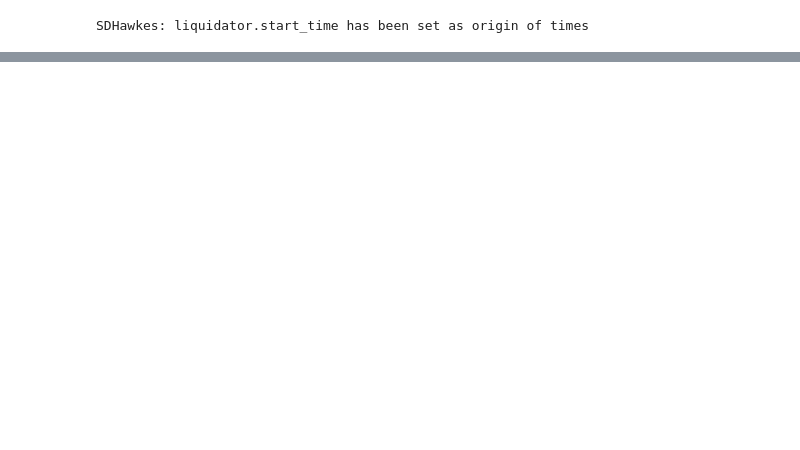
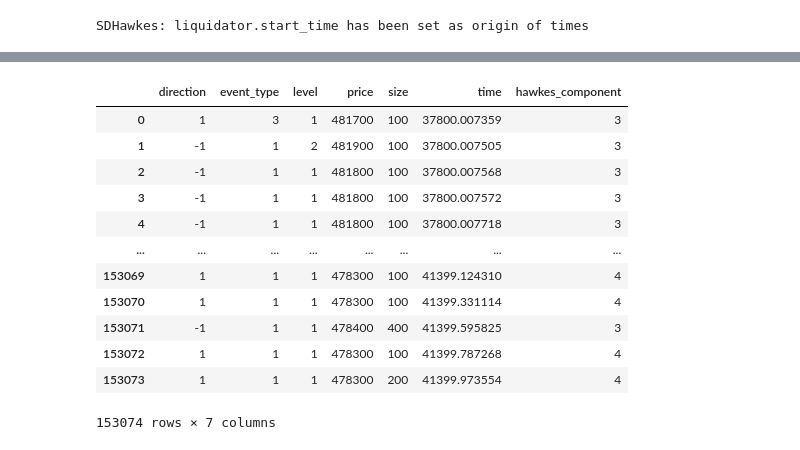
Before and after one commit to claudio-ICL/pipest, a Jupyter notebook: pipest/presentation_notebook.ipynb, the cells around one changed output, grey strips where cells are left out. Drawn from its saved outputs; the diff is of its cells as text; code cells hidden in the pictures; blank space fills up the shorter version.

```diff
--- a/pipest/presentation_notebook.ipynb
+++ b/pipest/presentation_notebook.ipynb
@@ -208,0 +308,16 @@ model.plot_events_and_states(t_0=-5.5,t_1=65.0, first_event_index=0)
+# %%
+data.messagefile
+# %% [output]
+|  | direction | event_type | level | price | size | time | hawkes_component |
+| 0 | 1 | 3 | 1 | 481700 | 100 | 37800.007359 | 3 |
+| 1 | -1 | 1 | 2 | 481900 | 100 | 37800.007505 | 3 |
+| 2 | -1 | 1 | 1 | 481800 | 100 | 37800.007568 | 3 |
+| 3 | -1 | 1 | 1 | 481800 | 100 | 37800.007572 | 3 |
+| 4 | -1 | 1 | 1 | 481800 | 100 | 37800.007718 | 3 |
+| ... | ... | ... | ... | ... | ... | ... | ... |
+| 153069 | 1 | 1 | 1 | 478300 | 100 | 41399.124310 | 4 |
+| 153070 | 1 | 1 | 1 | 478300 | 100 | 41399.331114 | 4 |
+| 153071 | -1 | 1 | 1 | 478400 | 400 | 41399.595825 | 3 |
+| 153072 | 1 | 1 | 1 | 478300 | 100 | 41399.787268 | 4 |
+| 153073 | 1 | 1 | 1 | 478300 | 200 | 41399.973554 | 4 |
+153074 rows × 7 columns
```
Also changed, not shown: parts of 18 cells of this notebook, 7 other files.
